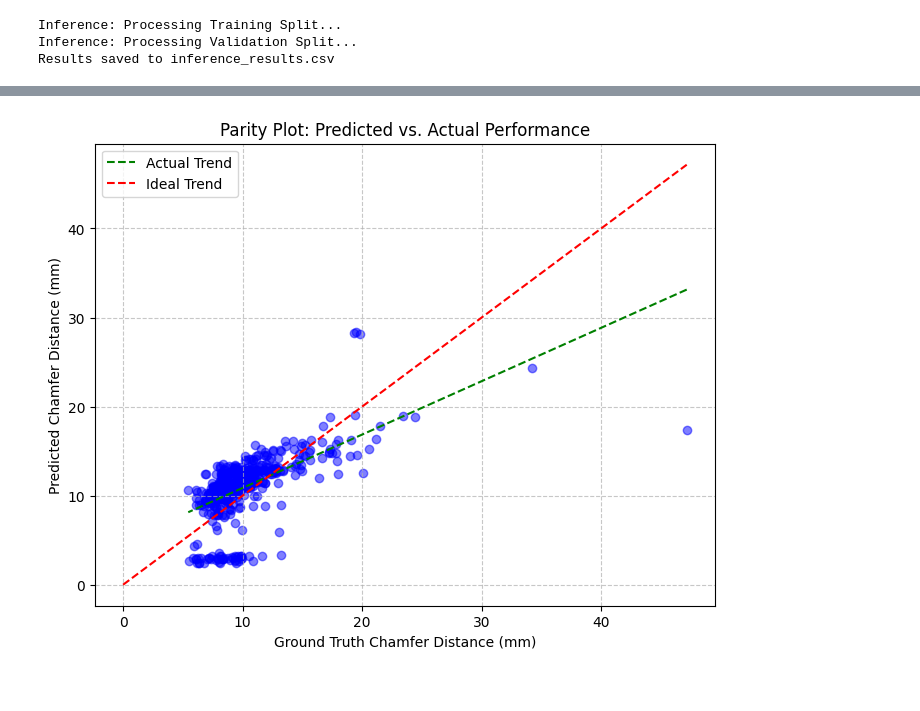
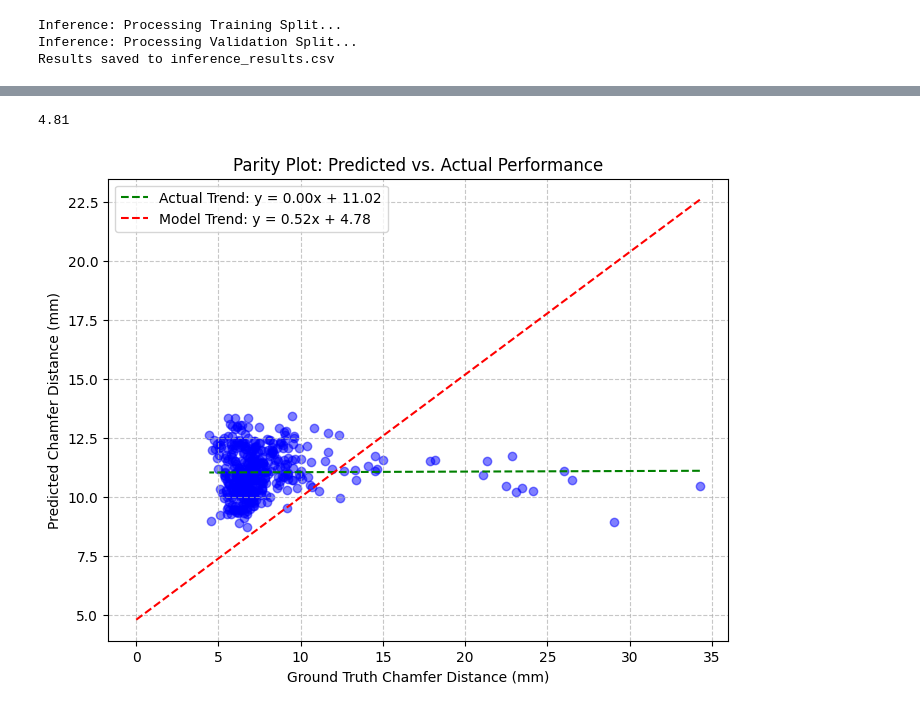
Before and after one commit to alvannauval/pointnet_pytorch_reflective, a Jupyter notebook: testing.ipynb, the cells around one changed output, grey strips where cells are left out. Cells and saved outputs as stored; diff of their text form; code cells hidden in the pictures.

```diff
--- a/testing.ipynb
+++ b/testing.ipynb
@@ -477,7 +464,7 @@ from sklearn.metrics import mean_squared_error, r2_score
 
 
 # Load data
-df = pd.read_csv('./inference_results.csv')
+df = pd.read_csv('./data/2_1_milestone_pointnet2/inference_results_square_flange.csv')
 
 
 # Performance Metrix
@@ -493,59 +480,55 @@ ax1.scatter(df['GroundTruth_CD'], df['Predicted_CD'], alpha=0.5, color='blue')
 z = np.polyfit(df['GroundTruth_CD'], df['Predicted_CD'], 1)
 p = np.poly1d(z)
 
-
+# z[0] is the slope (m), z[1] is the y-intercept (b)
+slope = z[0]
+intercept = z[1]
 
 # 1. Fitness to the Ideal Trend (How close are we to perfection?)
 mse_ideal = mean_squared_error(y_true, y_pred)
 rmse_ideal = np.sqrt(mse_ideal)
 # Note: r2_score here measures how well the predictions match the ground truth
 r2_ideal = r2_score(y_true, y_pred)
 
 # 2. Fitness of the Actual Trendline (How consistent is the error?)
 # This measures how well your green dashed line fits the scatter points
 y_trend = p(y_true)
 mse_trend = mean_squared_error(y_pred, y_trend)
 rmse_trend = np.sqrt(mse_trend)
 r2_trend = r2_score(y_pred, y_trend)
 
 
 
 # Plot the trendline using the ground truth range
-ax1.plot(df['GroundTruth_CD'], p(df['GroundTruth_CD']), "g--", label=f'Actual Trend')
+# ax1.plot(df['GroundTruth_CD'], p(df['GroundTruth_CD']), "g--", label=f'Actual Trend')
+ax1.plot(df['GroundTruth_CD'], p(df['GroundTruth_CD']), "g--", label=f'Actual Trend: y = {slope:.2f}x + {intercept:.2f}')
+# ax1.plot(df['GroundTruth_CD'], p(df['GroundTruth_CD']), "g--", label=f'Predicted Trend (y = {slope:.2f}x + {intercept:.2f})') #initial only
 # -----------------------------------------------
 
 # Ideal line (y=x)
 max_val = max(df['GroundTruth_CD'].max(), df['Predicted_CD'].max())
-ax1.plot([0, max_val], [0, max_val], 'r--', label=f'Ideal Trend')
+# ax1.plot([0, max_val], [0, max_val], 'r--', label=f'Ideal Trend') # initial only
+
+# Predicted line
+m = 0.52
+b = 4.78
+x_vals = np.array([0, df['GroundTruth_CD'].max()])
+y_vals = m * x_vals + b
+ax1.plot(x_vals, y_vals, 'r--', label=f'Model Trend: y = {m}x + {b}')
+
 
 ax1.set_xlabel('Ground Truth Chamfer Distance (mm)')
 ax1.set_ylabel('Predicted Chamfer Distance (mm)')
 ax1.set_title('Parity Plot: Predicted vs. Actual Performance')
 ax1.legend()
 ax1.grid(True, linestyle='--', alpha=0.7)
 # plt.savefig('parity_plot.png')
 
-# 2. Viewpoint Error Heatmap
-# Pivoting the data for the heatmap
-# pivot_df = df.pivot_table(index='elevation', columns='azimuth', values='Error', aggfunc='mean')
-# fig2, ax2 = plt.subplots(figsize=(12, 6))
-# sns.heatmap(pivot_df, annot=False, cmap='YlOrRd', ax=ax2)
-# ax2.set_title('Viewpoint Error Heatmap (Elevation vs. Azimuth)')
-# ax2.set_xlabel('Azimuth (Degrees)')
-# ax2.set_ylabel('Elevation (Degrees)')
-# plt.savefig('error_heatmap.png')
 
-
-
-# print(f"--- Fitness to Ideal (y=x) ---")
-# print(f"RMSE: {rmse_ideal:.4f} mm")
-# print(f"R² Score: {r2_ideal:.4f}")
-
-# print(f"\n--- Fitness of Actual Trendline ---")
-# print(f"RMSE: {rmse_trend:.4f} mm")
-# print(f"R²: {r2_trend:.4f}")
+print(f"{rmse_ideal:.2f}")
 # %% [output]
+4.81
-[figure, old version]
+[figure, new version]
 # %%
 # ==========================================
 # CLASS-BASED ERROR ANALYSIS
```
Also changed, not shown: parts of 10 cells of this notebook, 21 other files.
